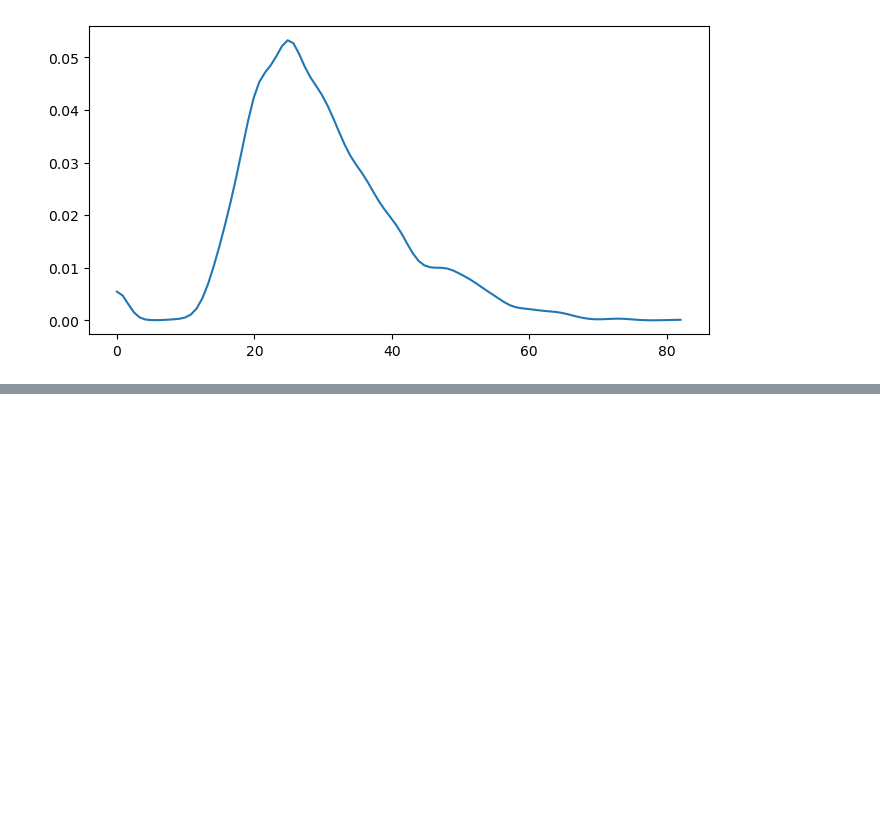
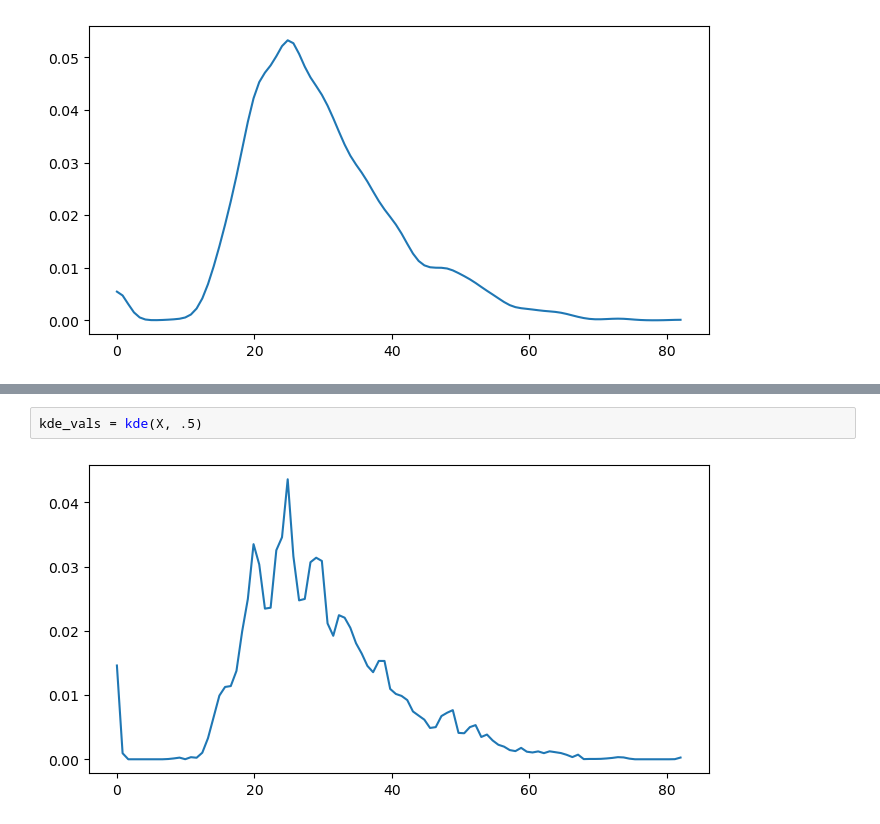
Before and after one commit to rde6mn/DS5030-Assignment2, a Jupyter notebook: assignment_2.ipynb, the cells around one changed output, grey strips where cells are left out. Saved outputs shown, nothing was run; the diff lists cells and outputs as text; blank space fills up the shorter version.

```diff
--- a/assignment_2.ipynb
+++ b/assignment_2.ipynb
@@ -325,0 +333,4 @@ kde_vals = kde(X, plugin_bandwidth(X))
+# %%
+kde_vals = kde(X, .5)
+# %% [output]
+[figure, added]
```
Also changed, not shown: parts of 12 cells of this notebook.
